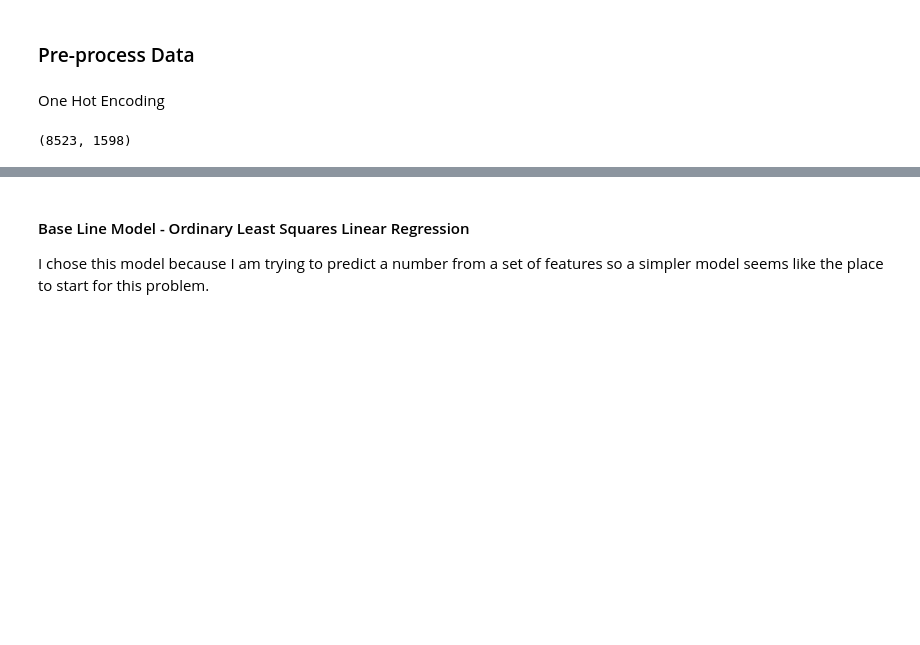
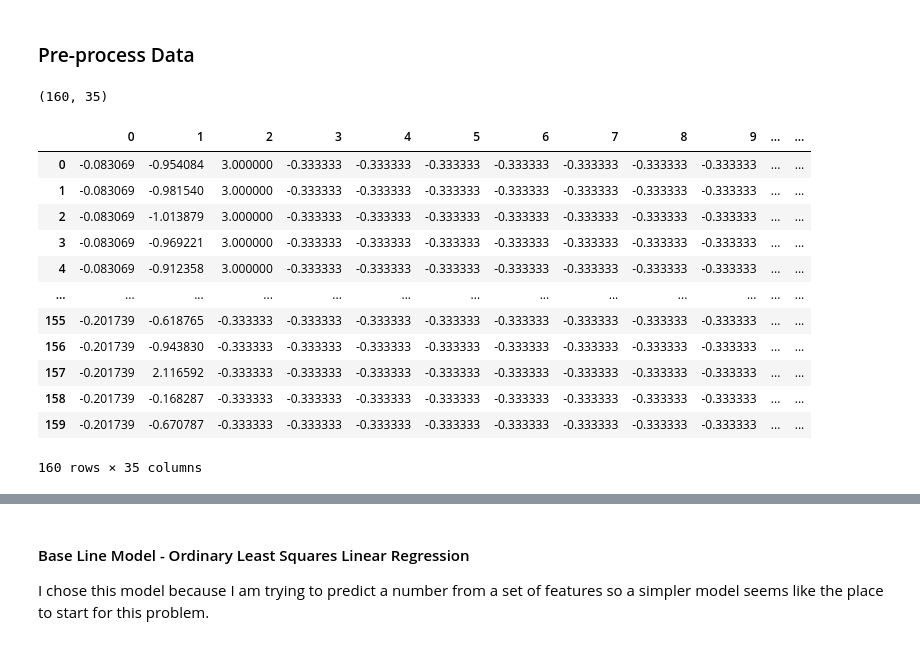
Before and after one commit to yammy20/DataScienceProjects, a Jupyter notebook: BigSmartSalesSet/BigSmartSales.ipynb, the cells around one changed output, grey strips where cells are left out. Saved outputs shown, nothing was run; the diff lists cells and outputs as text; code cells hidden in the pictures; blank space fills up the shorter version.

```diff
--- a/BigSmartSalesSet/BigSmartSales.ipynb
+++ b/BigSmartSalesSet/BigSmartSales.ipynb
@@ -310,5 +280,3 @@ Index([                ('Years_In_Business', ''),
 ## Machine Learning
 # %% [markdown]
 ### Pre-process Data
-# %% [markdown]
-One Hot Encoding
@@ -317,8 +283,24 @@ cleaned_DF_ohe = pd.get_dummies(cleaned_DF)
 # %%
-np.shape(cleaned_DF_ohe)
+np.shape(outlet_level_dummied_df)
 # %% [output]
-(8523, 1598)
+(160, 35)
 # %%
-scaler = StandardScaler().fit(cleaned_DF_ohe)
-cleaned_DF_ohe_scaled = scaler.transform(cleaned_DF_ohe)
+scaler = StandardScaler().fit(outlet_level_dummied_df)
+outlet_level_dummied_scaled_df = pd.DataFrame(scaler.transform(outlet_level_dummied_df))
+# %%
+outlet_level_dummied_scaled_df
+# %% [output]
+|  | 0 | 1 | 2 | 3 | 4 | 5 | 6 | 7 | 8 | 9 | ... | ... |
+| 0 | -0.083069 | -0.954084 | 3.000000 | -0.333333 | -0.333333 | -0.333333 | -0.333333 | -0.333333 | -0.333333 | -0.333333 | ... | ... |
+| 1 | -0.083069 | -0.981540 | 3.000000 | -0.333333 | -0.333333 | -0.333333 | -0.333333 | -0.333333 | -0.333333 | -0.333333 | ... | ... |
+| 2 | -0.083069 | -1.013879 | 3.000000 | -0.333333 | -0.333333 | -0.333333 | -0.333333 | -0.333333 | -0.333333 | -0.333333 | ... | ... |
+| 3 | -0.083069 | -0.969221 | 3.000000 | -0.333333 | -0.333333 | -0.333333 | -0.333333 | -0.333333 | -0.333333 | -0.333333 | ... | ... |
+| 4 | -0.083069 | -0.912358 | 3.000000 | -0.333333 | -0.333333 | -0.333333 | -0.333333 | -0.333333 | -0.333333 | -0.333333 | ... | ... |
+| ... | ... | ... | ... | ... | ... | ... | ... | ... | ... | ... | ... | ... |
+| 155 | -0.201739 | -0.618765 | -0.333333 | -0.333333 | -0.333333 | -0.333333 | -0.333333 | -0.333333 | -0.333333 | -0.333333 | ... | ... |
+| 156 | -0.201739 | -0.943830 | -0.333333 | -0.333333 | -0.333333 | -0.333333 | -0.333333 | -0.333333 | -0.333333 | -0.333333 | ... | ... |
+| 157 | -0.201739 | 2.116592 | -0.333333 | -0.333333 | -0.333333 | -0.333333 | -0.333333 | -0.333333 | -0.333333 | -0.333333 | ... | ... |
+| 158 | -0.201739 | -0.168287 | -0.333333 | -0.333333 | -0.333333 | -0.333333 | -0.333333 | -0.333333 | -0.333333 | -0.333333 | ... | ... |
+| 159 | -0.201739 | -0.670787 | -0.333333 | -0.333333 | -0.333333 | -0.333333 | -0.333333 | -0.333333 | -0.333333 | -0.333333 | ... | ... |
+160 rows × 35 columns
 # %%
```
Also changed, not shown: parts of 11 cells of this notebook.
